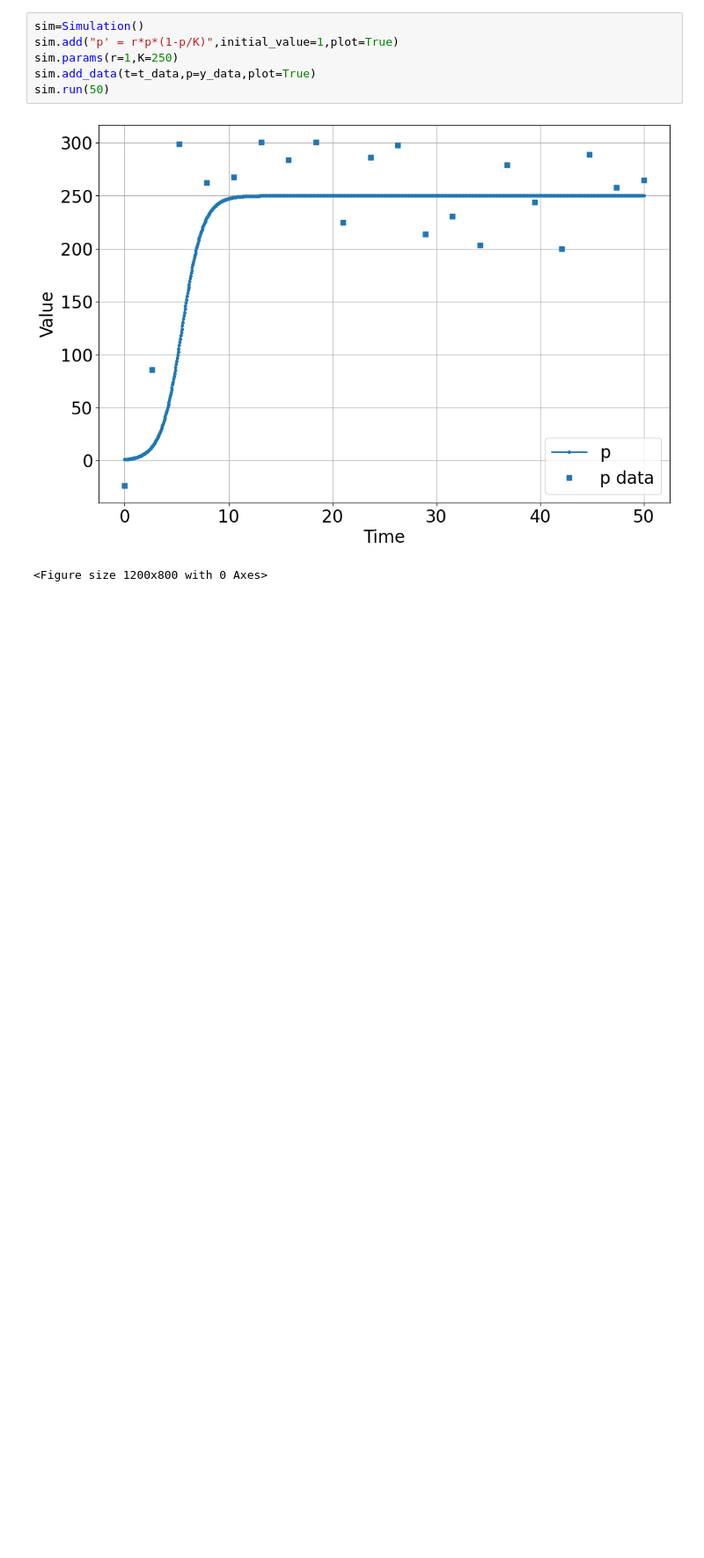
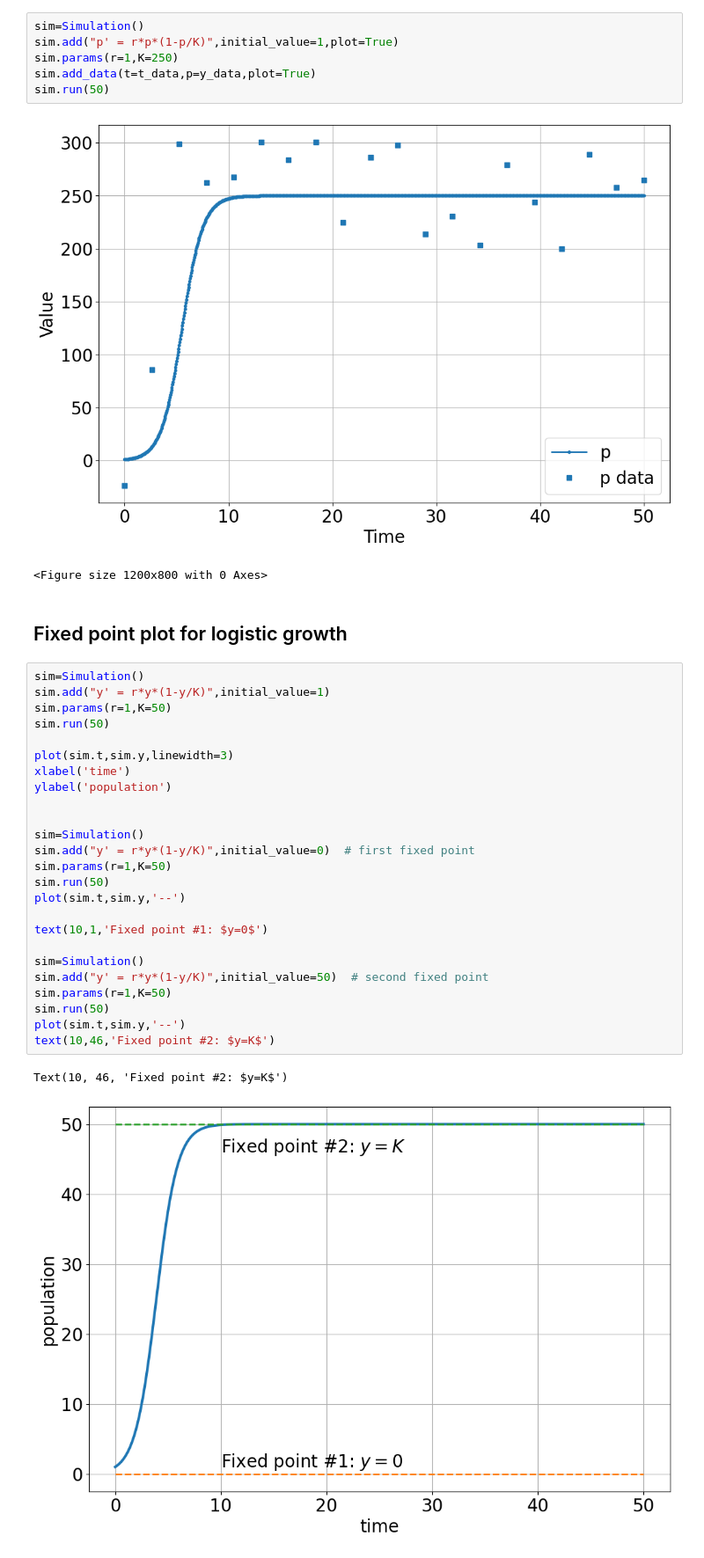
Before and after one commit to bblais/Computer-Programming-for-the-Sciences-Spring-2024, a Jupyter notebook: Sprint #2 - Dynamical Systems and Parameters/2024-02-27 - Sample Data.ipynb, the cells around one changed output. Shown at 88% size. Saved outputs shown, nothing was run; the diff lists cells and outputs as text; blank space fills up the shorter version.

Commit message:
fixed points for logistic

```diff
--- a/Sprint #2 - Dynamical Systems and Parameters/2024-02-27 - Sample Data.ipynb
+++ b/Sprint #2 - Dynamical Systems and Parameters/2024-02-27 - Sample Data.ipynb
@@ -115,3 +115,33 @@ sim.run(50)
 # %% [output]
 [figure]
 <Figure size 1200x800 with 0 Axes>
+# %% [markdown]
+## Fixed point plot for logistic growth
+# %%
+sim=Simulation()
+sim.add("y' = r*y*(1-y/K)",initial_value=1)
+sim.params(r=1,K=50)
+sim.run(50)
+
+plot(sim.t,sim.y,linewidth=3)
+xlabel('time')
+ylabel('population')
+
+
+sim=Simulation()
+sim.add("y' = r*y*(1-y/K)",initial_value=0)  # first fixed point
+sim.params(r=1,K=50)
+sim.run(50)
+plot(sim.t,sim.y,'--')
+
+text(10,1,'Fixed point #1: $y=0$')
+
+sim=Simulation()
+sim.add("y' = r*y*(1-y/K)",initial_value=50)  # second fixed point
+sim.params(r=1,K=50)
+sim.run(50)
+plot(sim.t,sim.y,'--')
+text(10,46,'Fixed point #2: $y=K$')
+# %% [output]
+Text(10, 46, 'Fixed point #2: $y=K$')
+[figure, added]
```
Also changed, not shown: parts of 1 cell of this notebook, 1 other file.
